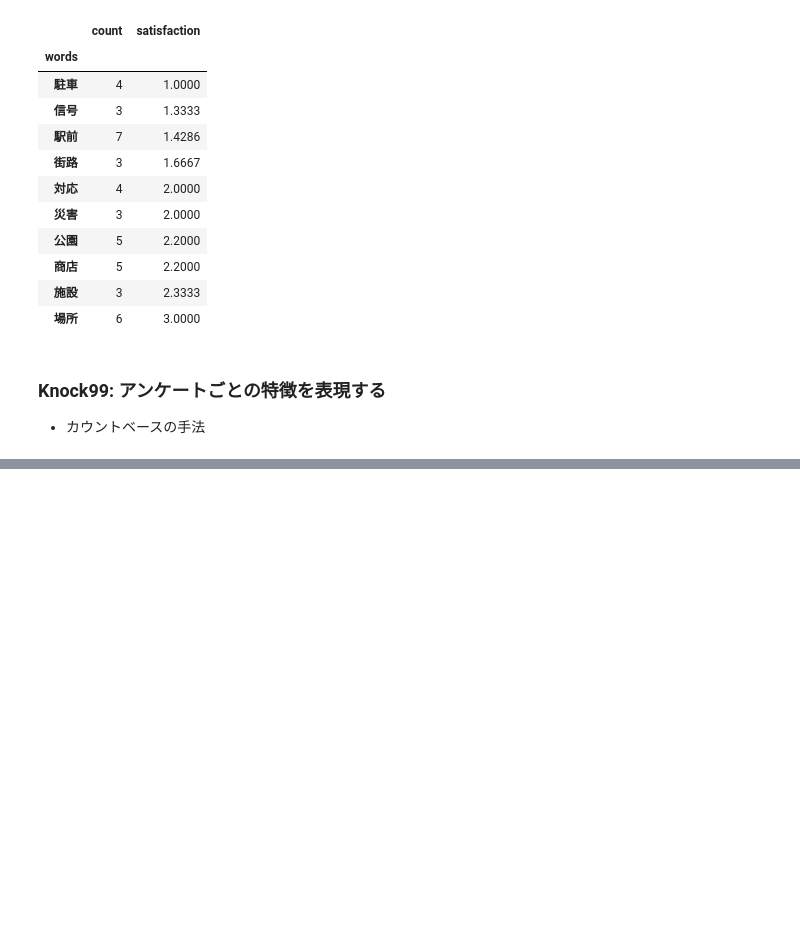
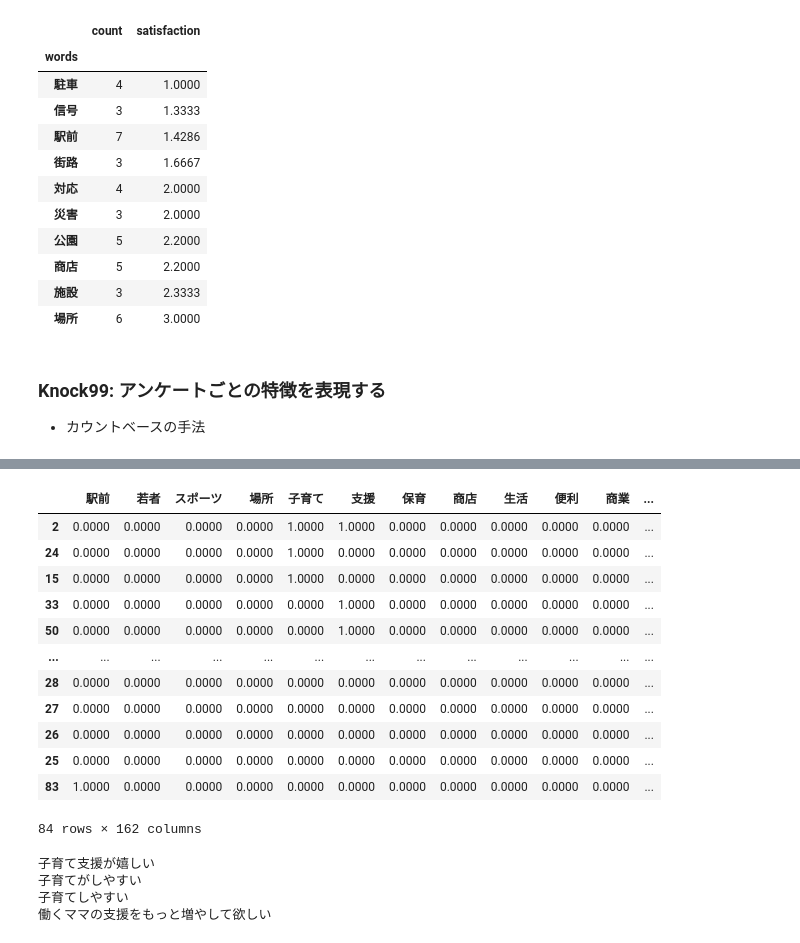
Before and after one commit to ginmaruGH/python-practical-data-analysis-100knocks, a Jupyter notebook: ch10/ch10.ipynb, the cells around one changed output, grey strips where cells are left out. Cells and saved outputs as stored; diff of their text form; code cells hidden in the pictures; blank space fills up the shorter version.

```diff
--- a/ch10/ch10.ipynb
+++ b/ch10/ch10.ipynb
@@ -474,0 +554,6 @@ words_df.sort_values("satisfaction", ascending=True).head(10)
+# %%
+# 対象アンケートの抽出
+
+print(survey["comment"].iloc[2])
+target_text = all_words_df.iloc[2]
+print(target_text)
@@ -474,0 +574,38 @@ words_df.sort_values("satisfaction", ascending=True).head(10)
+# %%
+# 類似度の計算
+
+cos_sim = []
+
+for i in range(len(all_words_df)):
+    cos_text = all_words_df.iloc[i]
+    cos = np.dot(target_text, cos_text) / (np.linalg.norm(target_text) * np.linalg.norm(cos_text))
+    cos_sim.append(cos)
+
+all_words_df["cos_sim"] = cos_sim
+display(all_words_df.sort_values("cos_sim", ascending=False))
+# %% [output]
+|  | 駅前 | 若者 | スポーツ | 場所 | 子育て | 支援 | 保育 | 商店 | 生活 | 便利 | 商業 | ... |
+| 2 | 0.0000 | 0.0000 | 0.0000 | 0.0000 | 1.0000 | 1.0000 | 0.0000 | 0.0000 | 0.0000 | 0.0000 | 0.0000 | ... |
+| 24 | 0.0000 | 0.0000 | 0.0000 | 0.0000 | 1.0000 | 0.0000 | 0.0000 | 0.0000 | 0.0000 | 0.0000 | 0.0000 | ... |
+| 15 | 0.0000 | 0.0000 | 0.0000 | 0.0000 | 1.0000 | 0.0000 | 0.0000 | 0.0000 | 0.0000 | 0.0000 | 0.0000 | ... |
+| 33 | 0.0000 | 0.0000 | 0.0000 | 0.0000 | 0.0000 | 1.0000 | 0.0000 | 0.0000 | 0.0000 | 0.0000 | 0.0000 | ... |
+| 50 | 0.0000 | 0.0000 | 0.0000 | 0.0000 | 0.0000 | 1.0000 | 0.0000 | 0.0000 | 0.0000 | 0.0000 | 0.0000 | ... |
+| ... | ... | ... | ... | ... | ... | ... | ... | ... | ... | ... | ... | ... |
+| 28 | 0.0000 | 0.0000 | 0.0000 | 0.0000 | 0.0000 | 0.0000 | 0.0000 | 0.0000 | 0.0000 | 0.0000 | 0.0000 | ... |
+| 27 | 0.0000 | 0.0000 | 0.0000 | 0.0000 | 0.0000 | 0.0000 | 0.0000 | 0.0000 | 0.0000 | 0.0000 | 0.0000 | ... |
+| 26 | 0.0000 | 0.0000 | 0.0000 | 0.0000 | 0.0000 | 0.0000 | 0.0000 | 0.0000 | 0.0000 | 0.0000 | 0.0000 | ... |
+| 25 | 0.0000 | 0.0000 | 0.0000 | 0.0000 | 0.0000 | 0.0000 | 0.0000 | 0.0000 | 0.0000 | 0.0000 | 0.0000 | ... |
+| 83 | 1.0000 | 0.0000 | 0.0000 | 0.0000 | 0.0000 | 0.0000 | 0.0000 | 0.0000 | 0.0000 | 0.0000 | 0.0000 | ... |
+84 rows × 162 columns
+# %%
+# 類似文章の出力
+
+print(survey["comment"].iloc[2])
+print(survey["comment"].iloc[24])
+print(survey["comment"].iloc[15])
+print(survey["comment"].iloc[33])
+# %% [output]
+子育て支援が嬉しい
+子育てがしやすい
+子育てしやすい
+働くママの支援をもっと増やして欲しい
```
Also changed, not shown: parts of 6 cells of this notebook.
